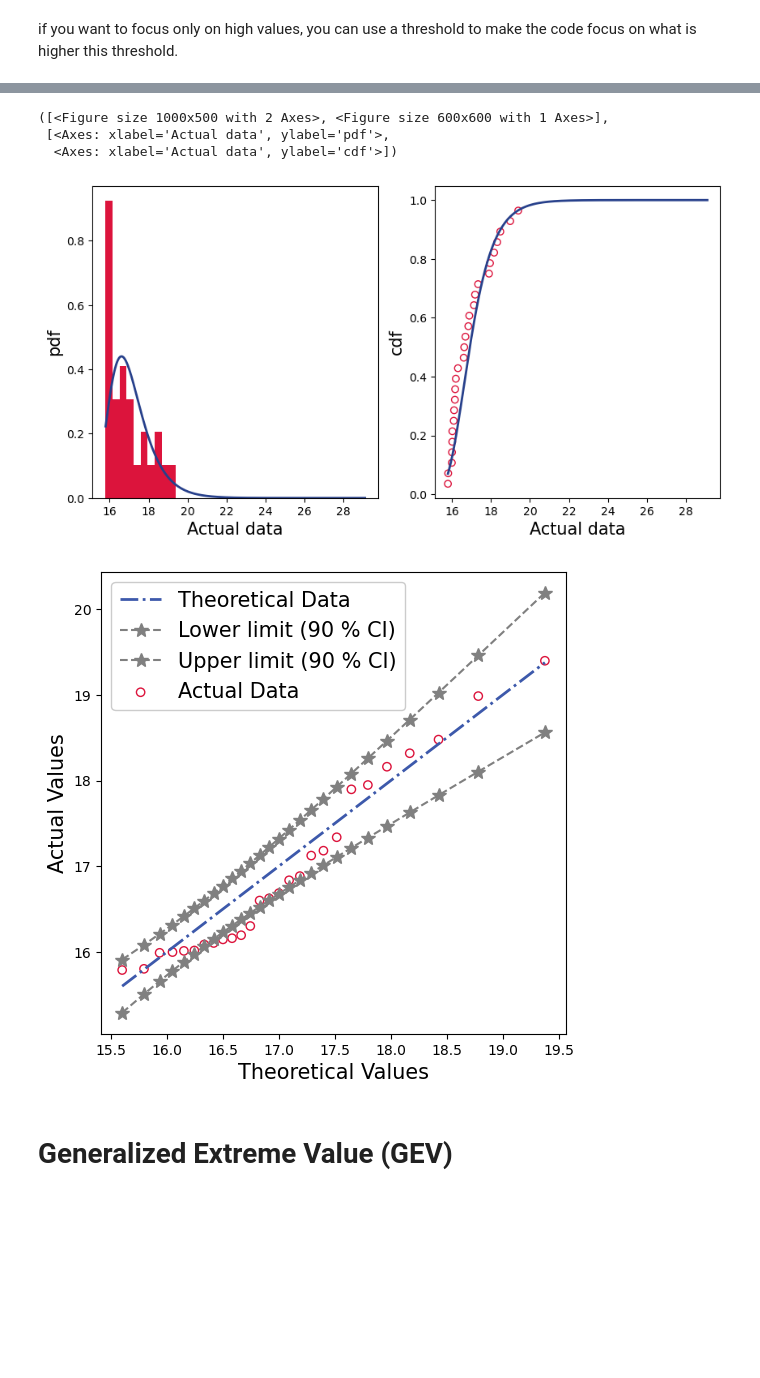
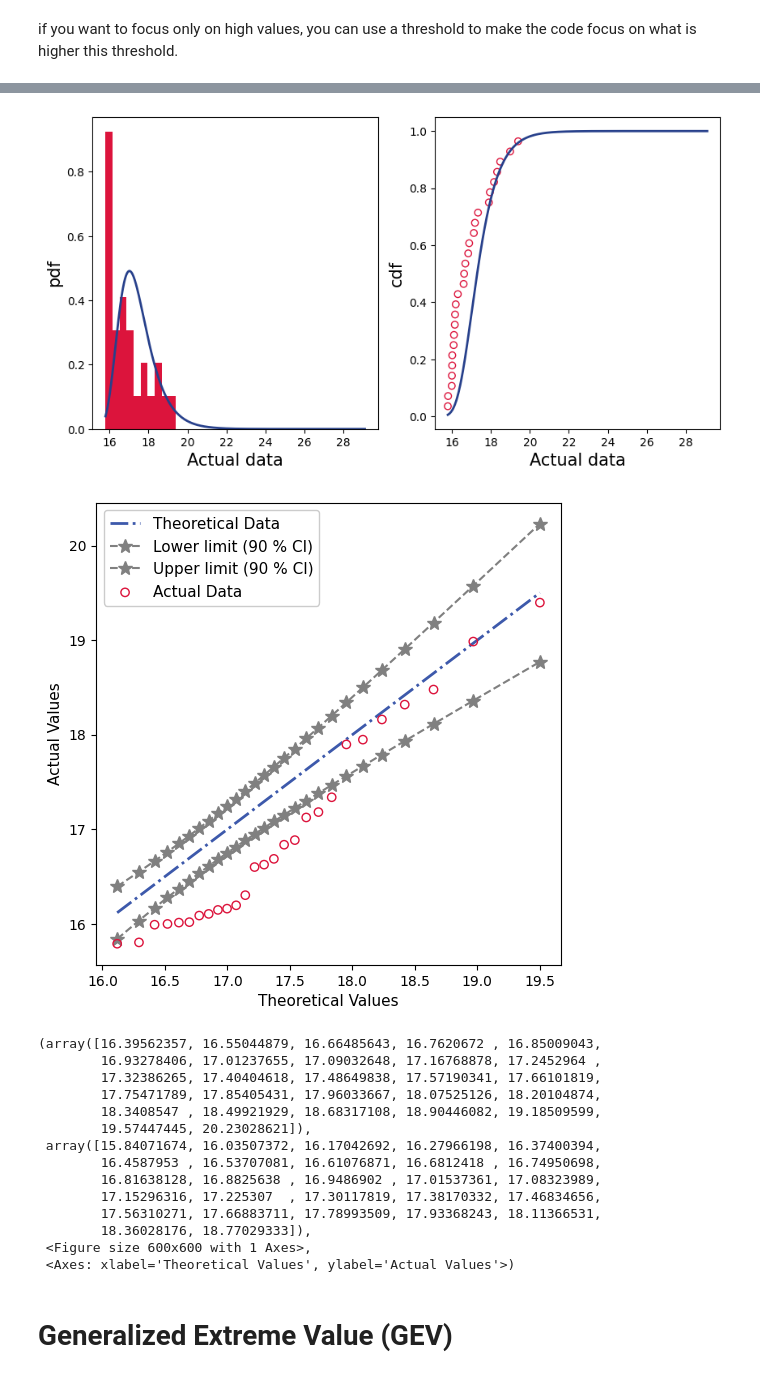
Before and after one commit to Serapieum-of-alex/statista, a Jupyter notebook: examples/notebooks/extreme-value-analysis.ipynb, the cells around one changed output, grey strips where cells are left out. Drawn from its saved outputs; the diff is of its cells as text; code cells hidden in the pictures; blank space fills up the shorter version.

```diff
--- a/examples/notebooks/extreme-value-analysis.ipynb
+++ b/examples/notebooks/extreme-value-analysis.ipynb
@@ -110,12 +105,13 @@ if you want to focus only on high values, you can use a threshold to make the co
 this threshold.
 # %%
 from statista.distributions import Gumbel
-threshold = 17
+threshold = 18
 gev_param_mle_series_1 = gumbel_series_1.fit_model(
-    method="optimization", obj_func=Gumbel.objective_fn, threshold=threshold
+    method="optimization", obj_func=Gumbel.truncated_distribution, threshold=threshold
 )
 print(gev_param_mle_series_1)
-gumbel_series_1.probability_plot(gev_param_mle_series_1, cdf_Weibul, alpha=0.1)
+gumbel_series_1.plot()
+gumbel_series_1.confidence_interval(plot_figure=True)
 # %% [output]
 Optimization terminated successfully.
          Current function value: 0.000000
@@ -137,10 +141,11 @@ P value = 1.0
 # %%
-threshold = 18
+threshold = 15
 gev_param_mle_series_1 = gumbel_series_1.fit_model(
-    method="optimization", obj_func=Gumbel.objective_fn, threshold=threshold
+    method="optimization", obj_func=Gumbel.truncated_distribution, threshold=threshold
 )
 print(gev_param_mle_series_1)
-gumbel_series_1.probability_plot(gev_param_mle_series_1, cdf_Weibul, alpha=0.1)
+gumbel_series_1.plot()
+gumbel_series_1.confidence_interval(plot_figure=True)
 # %% [output]
 Optimization terminated successfully.
          Current function value: 0.000000
@@ -156,8 +159,19 @@ For each axis slice, the sum of the observed frequencies must agree with the sum
-([<Figure size 1000x500 with 2 Axes>, <Figure size 600x600 with 1 Axes>],
- [<Axes: xlabel='Actual data', ylabel='pdf'>,
-  <Axes: xlabel='Actual data', ylabel='cdf'>])
-[figure, old version]
+[figure, new version]
-[figure, old version]
+[figure, new version]
+(array([16.39562357, 16.55044879, 16.66485643, 16.7620672 , 16.85009043,
+        16.93278406, 17.01237655, 17.09032648, 17.16768878, 17.2452964 ,
+        17.32386265, 17.40404618, 17.48649838, 17.57190341, 17.66101819,
+        17.75471789, 17.85405431, 17.96033667, 18.07525126, 18.20104874,
+        18.3408547 , 18.49921929, 18.68317108, 18.90446082, 19.18509599,
+        19.57447445, 20.23028621]),
+ array([15.84071674, 16.03507372, 16.17042692, 16.27966198, 16.37400394,
+        16.4587953 , 16.53707081, 16.61076871, 16.6812418 , 16.74950698,
+        16.81638128, 16.8825638 , 16.9486902 , 17.01537361, 17.08323989,
+        17.15296316, 17.225307  , 17.30117819, 17.38170332, 17.46834656,
+        17.56310271, 17.66883711, 17.78993509, 17.93368243, 18.11366531,
+        18.36028176, 18.77029333]),
+ <Figure size 600x600 with 1 Axes>,
+ <Axes: xlabel='Theoretical Values', ylabel='Actual Values'>)
 # %% [markdown]
 # Generalized Extreme Value (GEV)
 # %%
```
Also changed, not shown: parts of 31 cells of this notebook, 3 other files.
